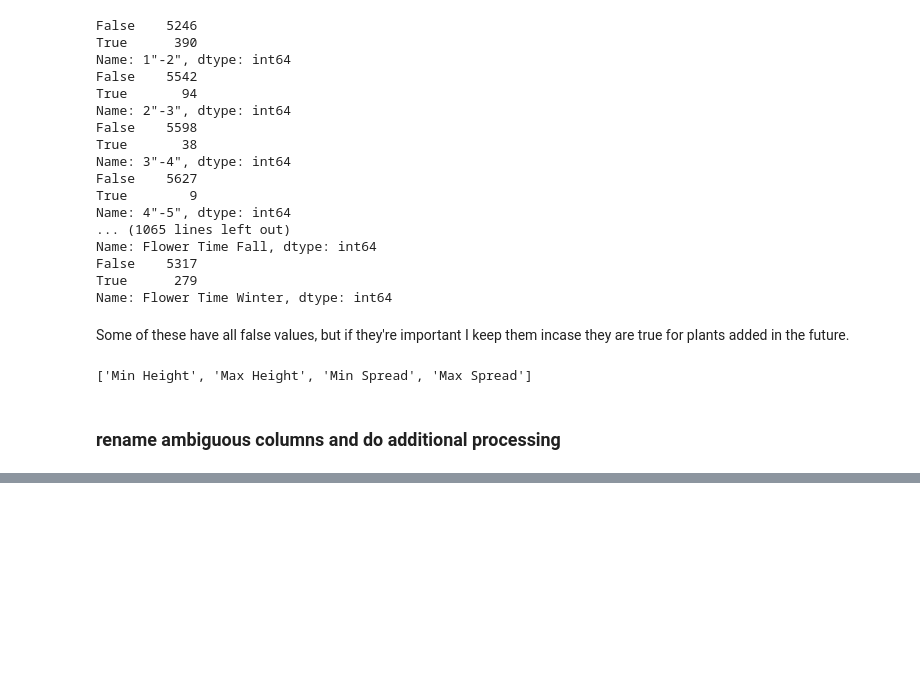
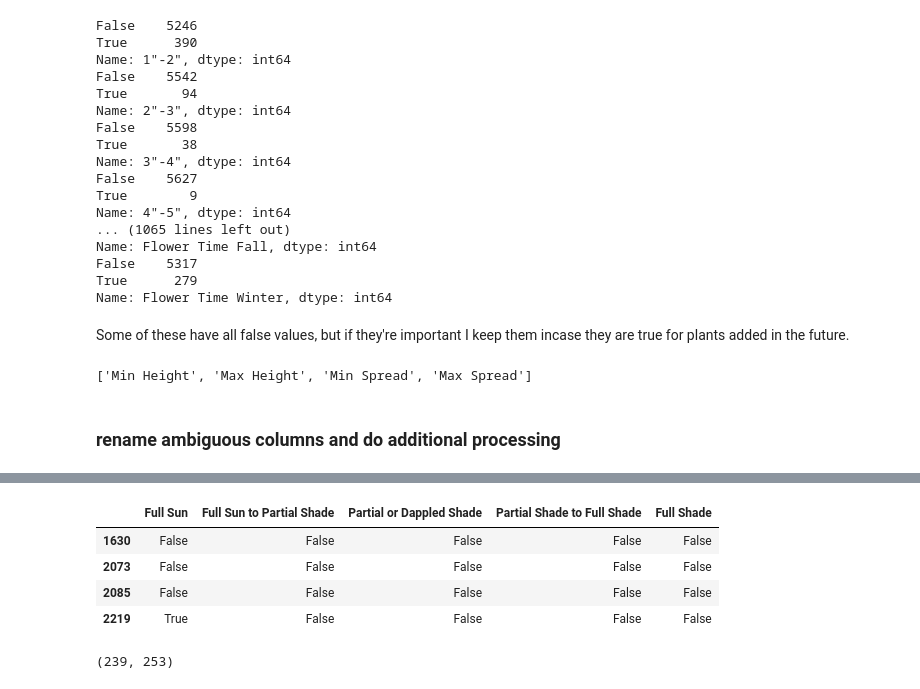
Before and after one commit to aforehand/data_science, a Jupyter notebook: plants/cleaning_plant_data.ipynb, the cells around one changed output, grey strips where cells are left out. Saved outputs shown, nothing was run; the diff lists cells and outputs as text; code cells hidden in the pictures; blank space fills up the shorter version.

```diff
--- a/plants/cleaning_plant_data.ipynb
+++ b/plants/cleaning_plant_data.ipynb
@@ -809,0 +898,12 @@ df.to_csv('all_')
+# %%
+few[sun]
+# %% [output]
+|  | Full Sun | Full Sun to Partial Shade | Partial or Dappled Shade | Partial Shade to Full Shade | Full Shade |
+| 1630 | False | False | False | False | False |
+| 2073 | False | False | False | False | False |
+| 2085 | False | False | False | False | False |
+| 2219 | True | False | False | False | False |
+# %%
+df.shape
+# %% [output]
+(239, 253)
```
Also changed, not shown: parts of 21 cells of this notebook, 2 other files.
